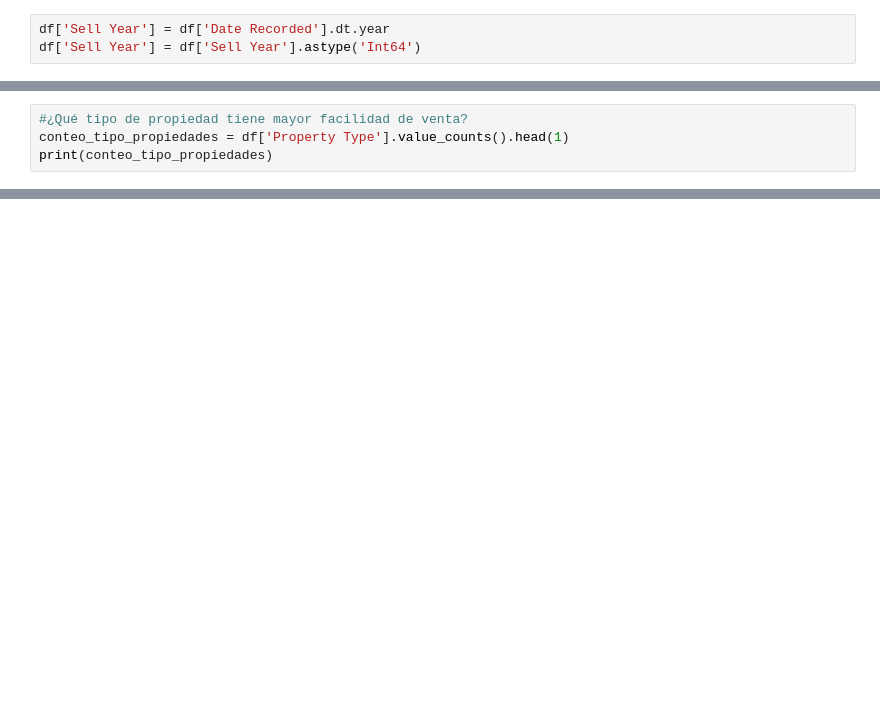
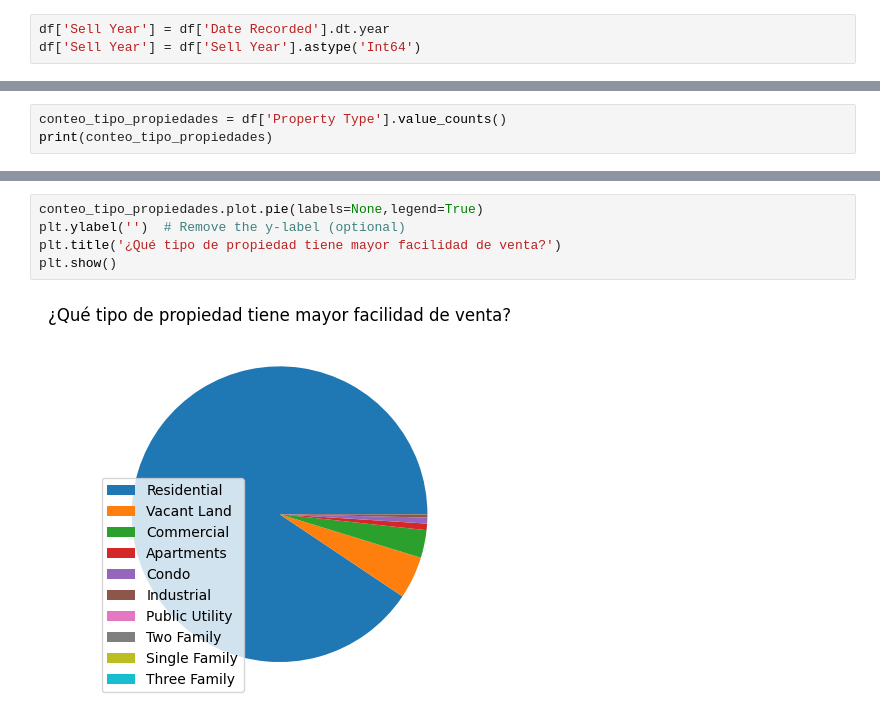
Before and after one commit to Jia231/ProyectoDA, a Jupyter notebook: notebook_proyecto.ipynb, the cells around one changed output, grey strips where cells are left out. Cells and saved outputs as stored; diff of their text form; blank space fills up the shorter version.

```diff
--- a/notebook_proyecto.ipynb
+++ b/notebook_proyecto.ipynb
@@ -98,6 +156,5 @@ print(result)
 # %%
-#¿Qué tipo de propiedad tiene mayor facilidad de venta?
-conteo_tipo_propiedades = df['Property Type'].value_counts().head(1)
+conteo_tipo_propiedades = df['Property Type'].value_counts()
 print(conteo_tipo_propiedades)
 # %% [output]
 Property Type
@@ -105 +171,8 @@ Residential    51271
 Name: count, dtype: int64
+# %%
+conteo_tipo_propiedades.plot.pie(labels=None,legend=True)
+plt.ylabel('')  # Remove the y-label (optional)
+plt.title('¿Qué tipo de propiedad tiene mayor facilidad de venta?')
+plt.show()
+# %% [output]
+[figure, added]
```
Also changed, not shown: parts of 33 cells of this notebook, 5 other files.
